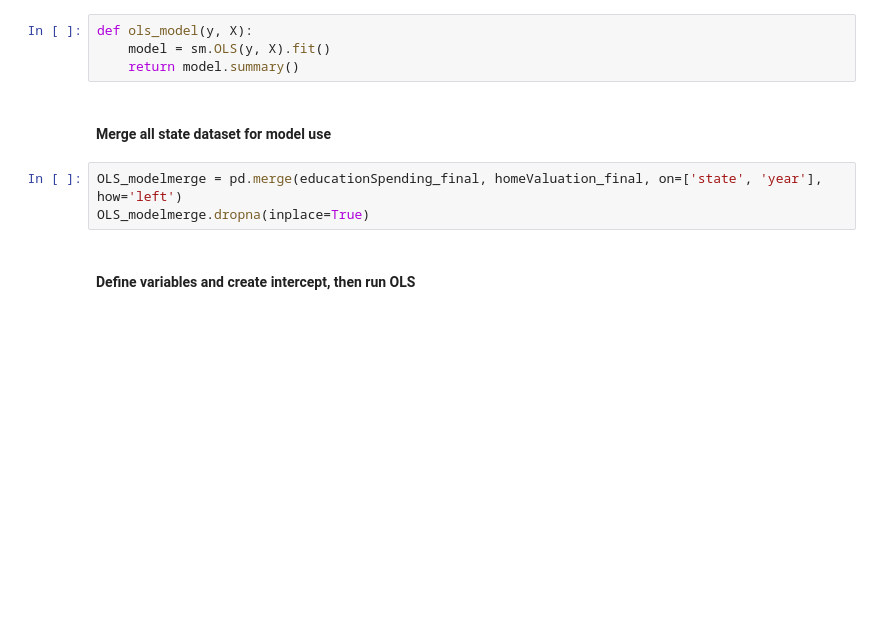
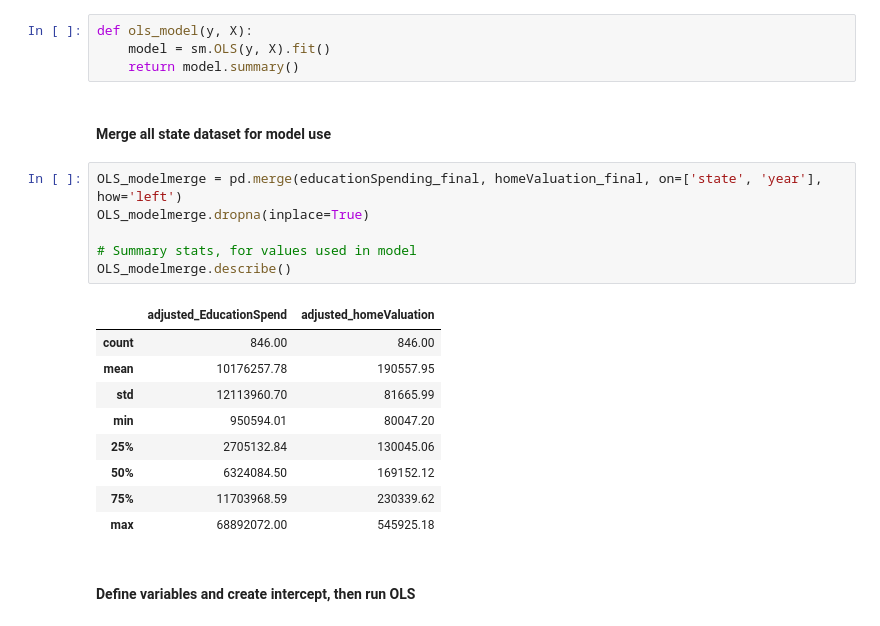
Before and after one commit to Max-Jacobsen/EducationSpending_HomeValuations_analysis, a Jupyter notebook: project_group4.ipynb, the cells around one changed output. Drawn from its saved outputs; the diff is of its cells as text; blank space fills up the shorter version.

```diff
--- a/project_group4.ipynb
+++ b/project_group4.ipynb
@@ -135,6 +161,19 @@ def ols_model(y, X):
 # %%
 OLS_modelmerge = pd.merge(educationSpending_final, homeValuation_final, on=['state', 'year'], how='left')
 OLS_modelmerge.dropna(inplace=True)
+
+# Summary stats, for values used in model
+OLS_modelmerge.describe()
+# %% [output]
+|  | adjusted_EducationSpend | adjusted_homeValuation |
+| count | 846.00 | 846.00 |
+| mean | 10176257.78 | 190557.95 |
+| std | 12113960.70 | 81665.99 |
+| min | 950594.01 | 80047.20 |
+| 25% | 2705132.84 | 130045.06 |
+| 50% | 6324084.50 | 169152.12 |
+| 75% | 11703968.59 | 230339.62 |
+| max | 68892072.00 | 545925.18 |
 # %% [markdown]
 #### Define variables and create intercept, then run OLS
 # %%
```
Also changed, not shown: parts of 2 cells of this notebook.
